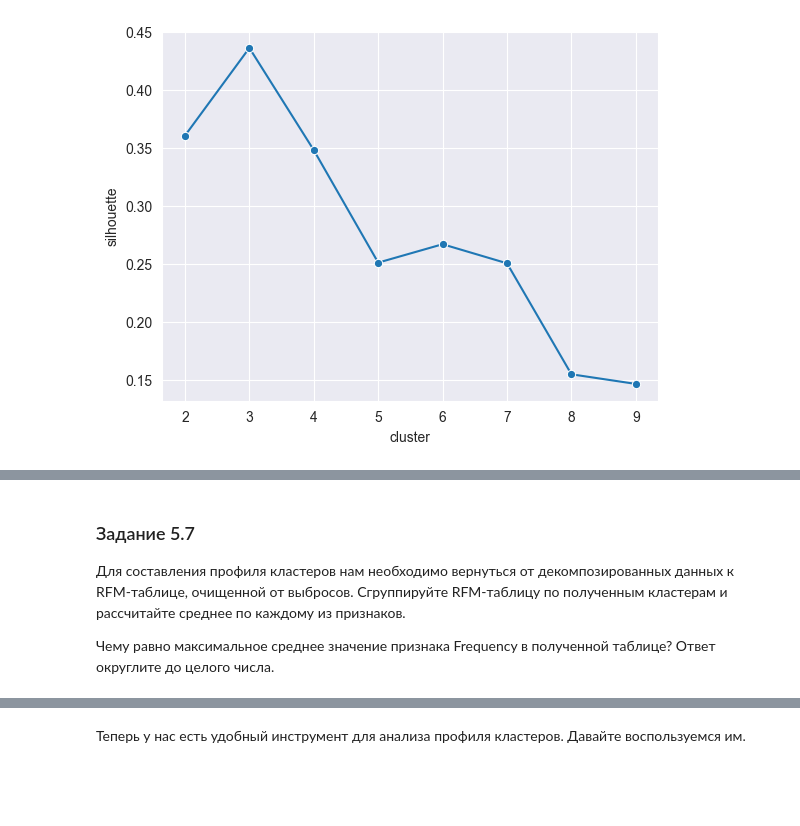
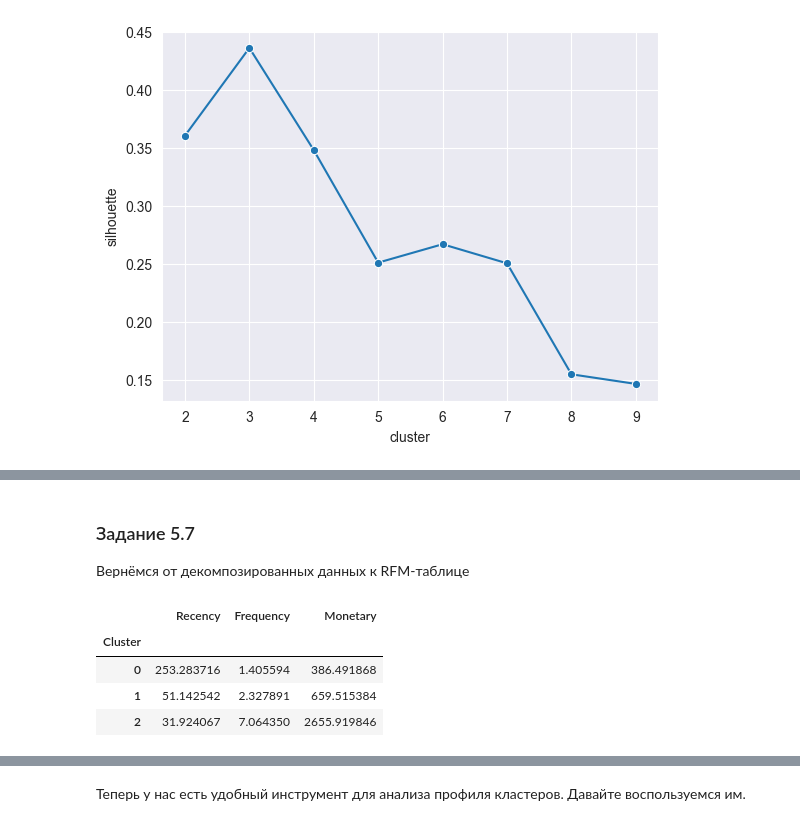
Before and after one commit to PlatArs/PROJECT-6, a Jupyter notebook: Project_6.ipynb, the cells around one changed output, grey strips where cells are left out. Drawn from its saved outputs; the diff is of its cells as text; code cells hidden in the pictures; blank space fills up the shorter version.

```diff
--- a/Project_6.ipynb
+++ b/Project_6.ipynb
@@ -791,9 +780,16 @@ KeyError: 'cluster'
-# %% [markdown]
-### Задание 5.7
-
-Для составления профиля кластеров нам необходимо вернуться от декомпозированных данных к RFM-таблице, очищенной от выбросов.  Сгруппируйте RFM-таблицу по полученным кластерам и рассчитайте среднее по каждому из признаков.
-
-Чему равно максимальное среднее значение признака Frequency в полученной таблице? Ответ округлите до целого числа.
+# %% [markdown]
+### Задание 5.7
+
+Вернёмся от декомпозированных данных к RFM-таблице
+# %%
+rfm_table_cleaned['Cluster'] = prediction
+rfm_table_cleaned.groupby('Cluster').mean()
+# %% [output]
+|  | Recency | Frequency | Monetary |
+| Cluster |  |  |  |
+| 0 | 253.283716 | 1.405594 | 386.491868 |
+| 1 | 51.142542 | 2.327891 | 659.515384 |
+| 2 | 31.924067 | 7.064350 | 2655.919846 |
 # %% [markdown]
 ### Полярная диаграмма
 Сейчас мы познакомимся с одним из способов визуализации профиля кластеров — Radar Chart (полярная, или лепестковая, диаграмма). Это графическое представление значений нескольких эквивалентных категорий в форме «паутины».
```
Also changed, not shown: parts of 6 cells of this notebook.
